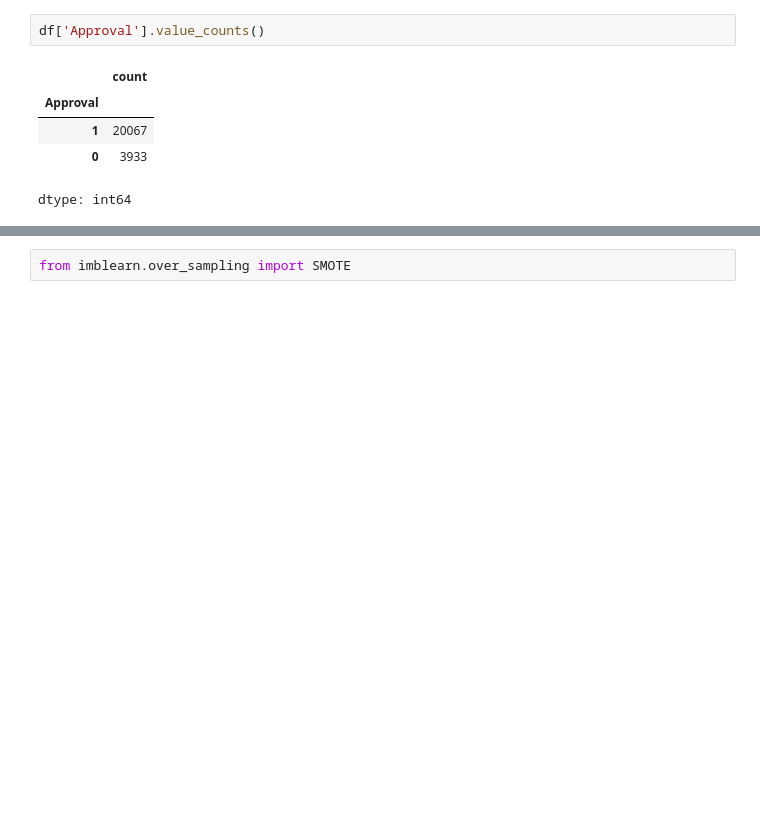
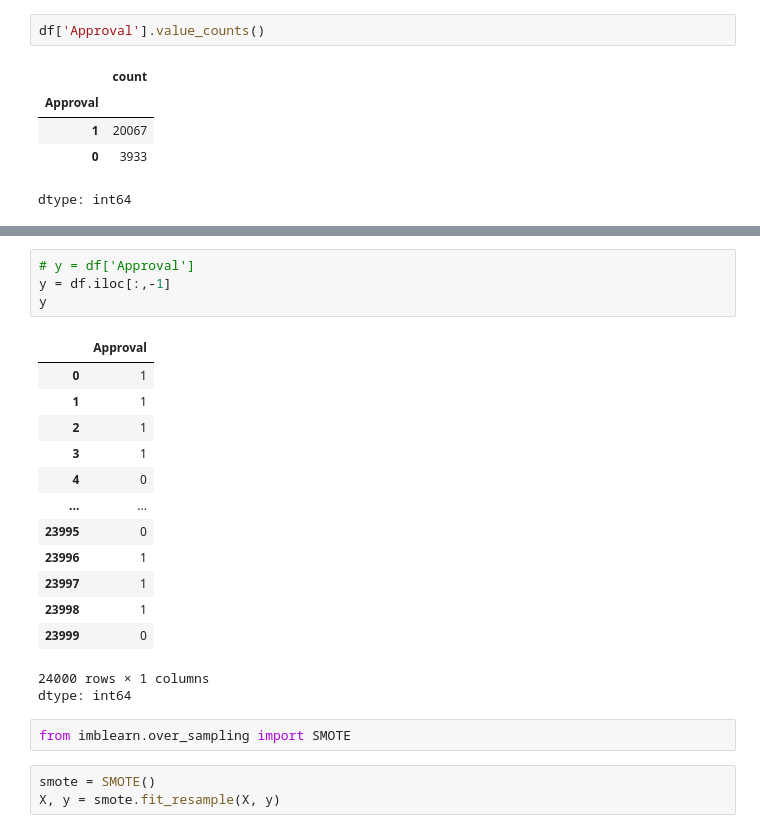
Before and after one commit to salih-salu/Loan_Approval_prediction_Machine_learning, a Jupyter notebook: Load_approval_prediction.ipynb, the cells around one changed output, grey strips where cells are left out. Drawn from its saved outputs; the diff is of its cells as text; blank space fills up the shorter version.

```diff
--- a/Load_approval_prediction.ipynb
+++ b/Load_approval_prediction.ipynb
@@ -114,2 +131,24 @@ dtype: int64
+# %%
+# y = df['Approval']
+y = df.iloc[:,-1]
+y
+# %% [output]
+|  | Approval |
+| 0 | 1 |
+| 1 | 1 |
+| 2 | 1 |
+| 3 | 1 |
+| 4 | 0 |
+| ... | ... |
+| 23995 | 0 |
+| 23996 | 1 |
+| 23997 | 1 |
+| 23998 | 1 |
+| 23999 | 0 |
+24000 rows × 1 columns
+dtype: int64
 # %%
 from imblearn.over_sampling import SMOTE
+# %%
+smote = SMOTE()
+X, y = smote.fit_resample(X, y)
```
Also changed, not shown: parts of 23 cells of this notebook.
